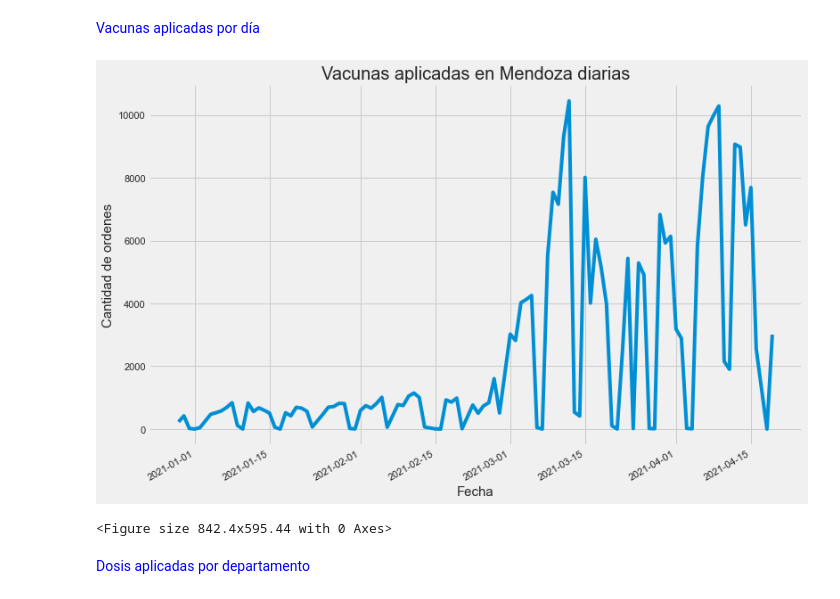
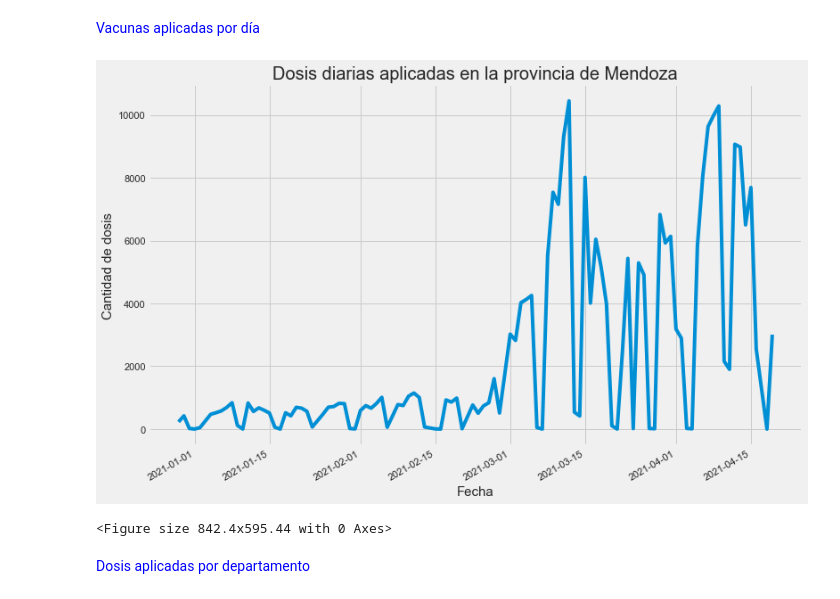
Before and after one commit to rodolfopardo/vacunasmendoza, a Jupyter notebook: Vacunas Mendoza.ipynb, the cells around one changed output. Saved outputs shown, nothing was run; the diff lists cells and outputs as text; code cells hidden in the pictures.

```diff
--- a/Vacunas Mendoza.ipynb
+++ b/Vacunas Mendoza.ipynb
@@ -11,7 +11,7 @@ plt.style.use('fivethirtyeight')
 # %%
 #Data
 
-vacunas = pd.read_csv('/Users/rodolfopardo/Downloads/vacunas_covid.csv')
+vacunas = pd.read_csv('/Users/rodolfopardo/Downloads/vacunas_covid_new.csv')
 
 #Tiene como fuente el Ministerio de salud de la Nación
 # %% [markdown]
@@ -140,13 +122,13 @@ vacunas_mdz['fecha_aplicacion'] = pd.to_datetime(vacunas_mdz['fecha_aplicacion']
 <p><font color= blue>Vacunas aplicadas por día</font></p>
 # %%
 x = vacunas_mdz.groupby('fecha_aplicacion')['orden_dosis'].count().plot()
-plt.title('Vacunas aplicadas en Mendoza diarias', fontsize = 20)
+plt.title('Dosis diarias aplicadas en la provincia de Mendoza', fontsize = 20)
 plt.xlabel('Fecha', fontsize = 15)
-plt.ylabel('Cantidad de ordenes', fontsize = 15)
+plt.ylabel('Cantidad de dosis', fontsize = 15)
 plt.show()
 plt.savefig('vacunas_aplicadas_por_fecha.png')
 # %% [output]
-[figure, old version]
+[figure, new version]
 <Figure size 842.4x595.44 with 0 Axes>
 # %% [markdown]
 <p><font color= blue>Dosis aplicadas por departamento</font></p>
```
Also changed, not shown: parts of 6 cells of this notebook, 3 other files.
